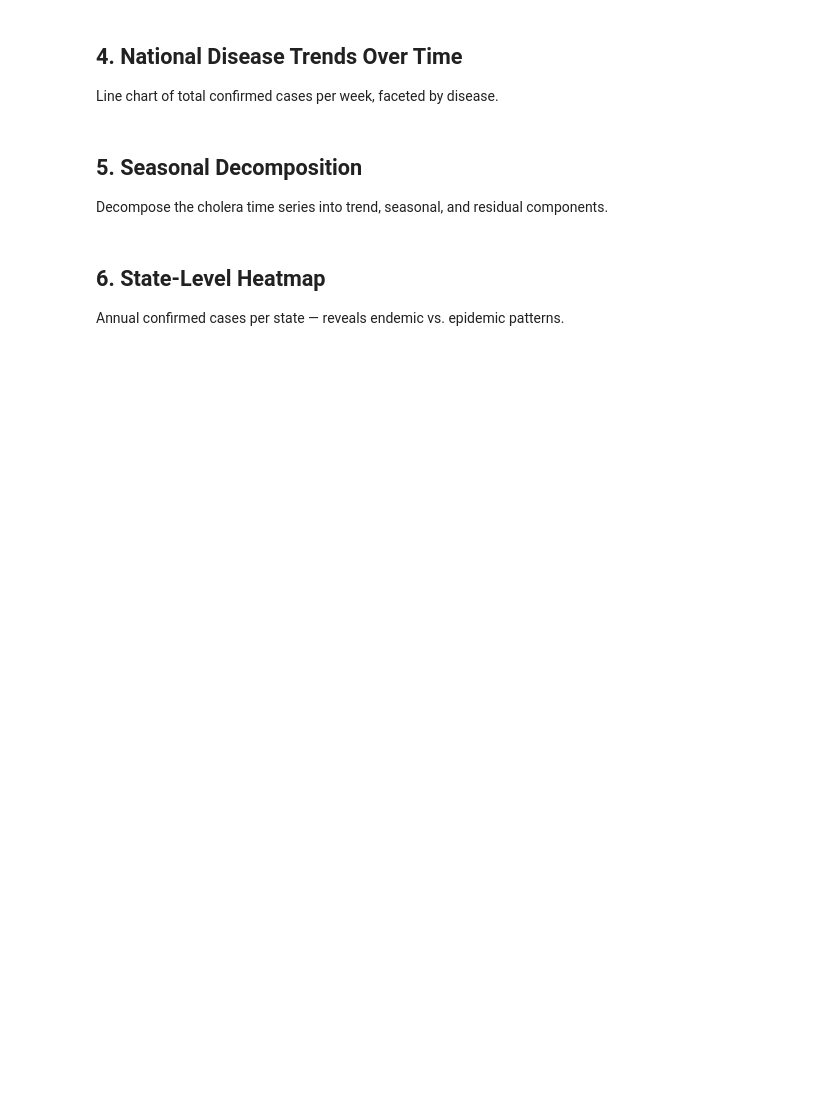
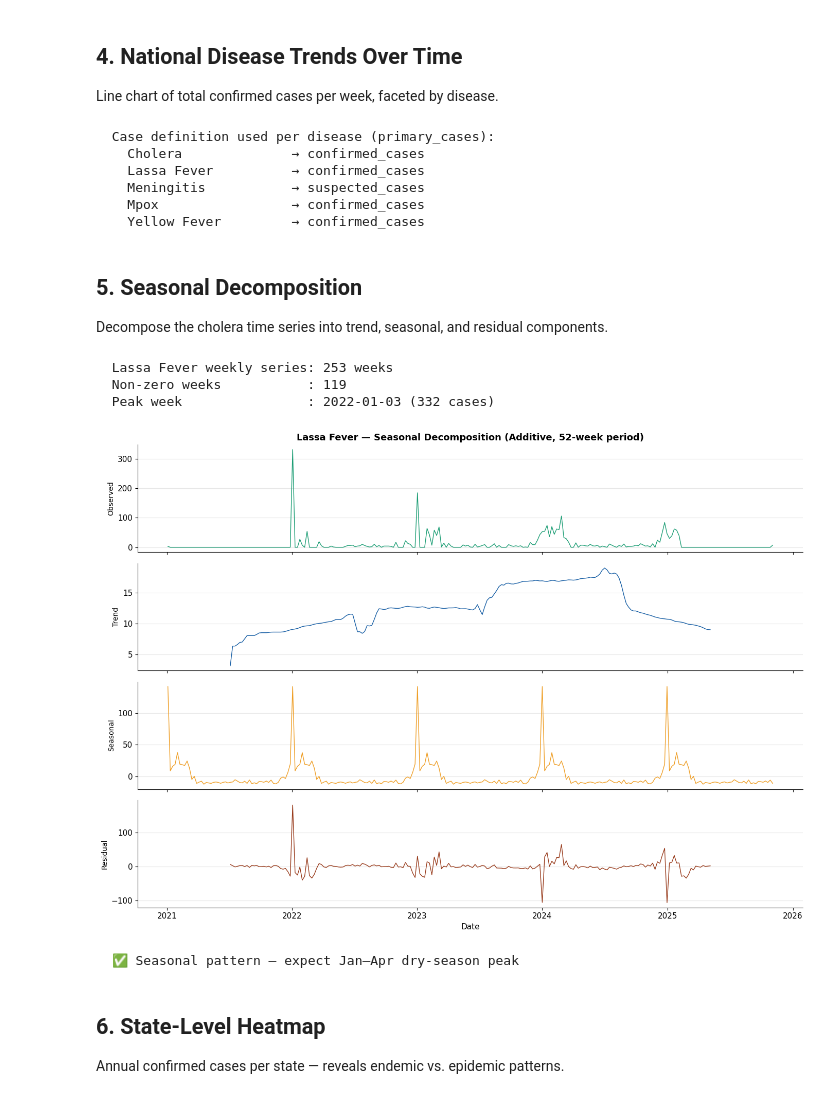
Before and after one commit to ayodeji07/nigeria-disease-surveillance, a Jupyter notebook: notebooks/03_eda.ipynb, the cells around one changed output. Cells and saved outputs as stored; diff of their text form; code cells hidden in the pictures; blank space fills up the shorter version.

```diff
--- a/notebooks/03_eda.ipynb
+++ b/notebooks/03_eda.ipynb
@@ -102,10 +136,11 @@ for flag, n in df['data_quality_flag'].value_counts().items():
 
 Line chart of total confirmed cases per week, faceted by disease.
 # %%
-# Weekly national totals per disease
+# Weekly national totals per disease — uses primary_cases so meningitis
+# (suspected_cases) and all others (confirmed_cases) show real data
 weekly = (
     df.dropna(subset=['report_date'])
-    .groupby(['report_date', 'disease'])['confirmed_cases']
+    .groupby(['report_date', 'disease'])['primary_cases']
     .sum()
     .reset_index()
 )
@@ -113,11 +148,11 @@ weekly = (
 fig = px.line(
     weekly,
     x          = 'report_date',
-    y          = 'confirmed_cases',
+    y          = 'primary_cases',
     color      = 'disease',
     facet_row  = 'disease',
-    title      = 'Weekly Confirmed Cases by Disease — Nigeria (National)',
-    labels     = {'report_date': 'Date', 'confirmed_cases': 'Confirmed Cases'},
+    title      = 'Weekly Cases by Disease — Nigeria (National)',
+    labels     = {'report_date': 'Date', 'primary_cases': 'Cases'},
     color_discrete_sequence = PALETTE,
     template   = 'plotly_white',
     height     = 700,
@@ -125,6 +160,21 @@ fig = px.line(
 fig.update_yaxes(matches=None)
 fig.update_layout(showlegend=False)
 fig.show()
+
+# Print case definition used per disease
+print('\n  Case definition used per disease (primary_cases):')
+for disease in sorted(df['disease'].unique()):
+    sub = df[df['disease'] == disease]
+    using_suspected = (sub['confirmed_cases'] == 0).all()
+    label = 'suspected_cases' if using_suspected else 'confirmed_cases'
+    print(f'    {disease:<20} → {label}')
+# %% [output]
+  Case definition used per disease (primary_cases):
+    Cholera              → confirmed_cases
+    Lassa Fever          → confirmed_cases
+    Meningitis           → suspected_cases
+    Mpox                 → confirmed_cases
+    Yellow Fever         → confirmed_cases
 # %% [markdown]
 ## 5. Seasonal Decomposition
 
@@ -132,43 +182,56 @@ Decompose the cholera time series into trend, seasonal, and residual components.
 # %%
 from statsmodels.tsa.seasonal import seasonal_decompose
 
-# Use cholera as the example — most seasonal
-cholera_weekly = (
-    df[df['disease'] == Diseases.CHOLERA]
+# Lassa Fever is better suited for seasonal decomposition than Cholera:
+# it is endemic year-round with a known dry-season (Jan–Apr) peak and
+# has 4+ years of continuous weekly data. Cholera 2022-2024 is a burst
+# outbreak (only 5 non-zero national weeks) — classical decomposition
+# would just echo the outbreak spike as a false "seasonal" pattern.
+lassa_weekly = (
+    df[df['disease'] == Diseases.LASSA]
     .dropna(subset=['report_date'])
-    .groupby('report_date')['confirmed_cases']
-    .sum()
+    .set_index('report_date')['confirmed_cases']
+    .resample('W-MON').sum()
     .sort_index()
-    .asfreq('W', fill_value=0)  # Ensure regular weekly frequency
 )
 
-if len(cholera_weekly) >= 104:  # Need ~2 years minimum
+print(f'  Lassa Fever weekly series: {len(lassa_weekly)} weeks')
+print(f'  Non-zero weeks           : {(lassa_weekly > 0).sum()}')
+print(f'  Peak week                : {lassa_weekly.idxmax().date()} ({lassa_weekly.max():,} cases)')
+
+if len(lassa_weekly) >= 104:
     decomp = seasonal_decompose(
-        cholera_weekly,
+        lassa_weekly,
         model  = 'additive',
-        period = 52,          # 52-week yearly cycle
+        period = 52,
     )
 
     fig, axes = plt.subplots(4, 1, figsize=(14, 10), sharex=True)
     components = [
-        (cholera_weekly,       'Observed',  '#1D9E75'),
-        (decomp.trend,         'Trend',     '#185FA5'),
-        (decomp.seasonal,      'Seasonal',  '#EF9F27'),
-        (decomp.resid,         'Residual',  '#993C1D'),
+        (lassa_weekly,   'Observed',  '#1D9E75'),
+        (decomp.trend,   'Trend',     '#185FA5'),
+        (decomp.seasonal,'Seasonal',  '#EF9F27'),
+        (decomp.resid,   'Residual',  '#993C1D'),
     ]
     for ax, (series, label, colour) in zip(axes, components):
         ax.plot(series.index, series.values, color=colour, linewidth=1)
         ax.set_ylabel(label, fontsize=10)
         ax.grid(axis='y', alpha=0.3)
 
-    axes[0].set_title('Cholera — Seasonal Decomposition (Additive, 52-week period)',
+    axes[0].set_title('Lassa Fever — Seasonal Decomposition (Additive, 52-week period)',
                       fontsize=13, fontweight='bold')
     axes[-1].set_xlabel('Date')
     plt.tight_layout()
     plt.show()
-    print('\n  ✅ Seasonal pattern detected — peak visible in rainy season (Apr–Oct)')
+    print('\n  ✅ Seasonal pattern — expect Jan–Apr dry-season peak')
 else:
-    print(f'  ⚠️  Only {len(cholera_weekly)} weeks of data — need ≥ 104 for decomposition')
+    print(f'  ⚠️  Only {len(lassa_weekly)} weeks — need ≥ 104')
+# %% [output]
+  Lassa Fever weekly series: 253 weeks
+  Non-zero weeks           : 119
+  Peak week                : 2022-01-03 (332 cases)
+[figure, added]
+  ✅ Seasonal pattern — expect Jan–Apr dry-season peak
 # %% [markdown]
 ## 6. State-Level Heatmap
 
```
Also changed, not shown: parts of 10 cells of this notebook, 42 other files.
